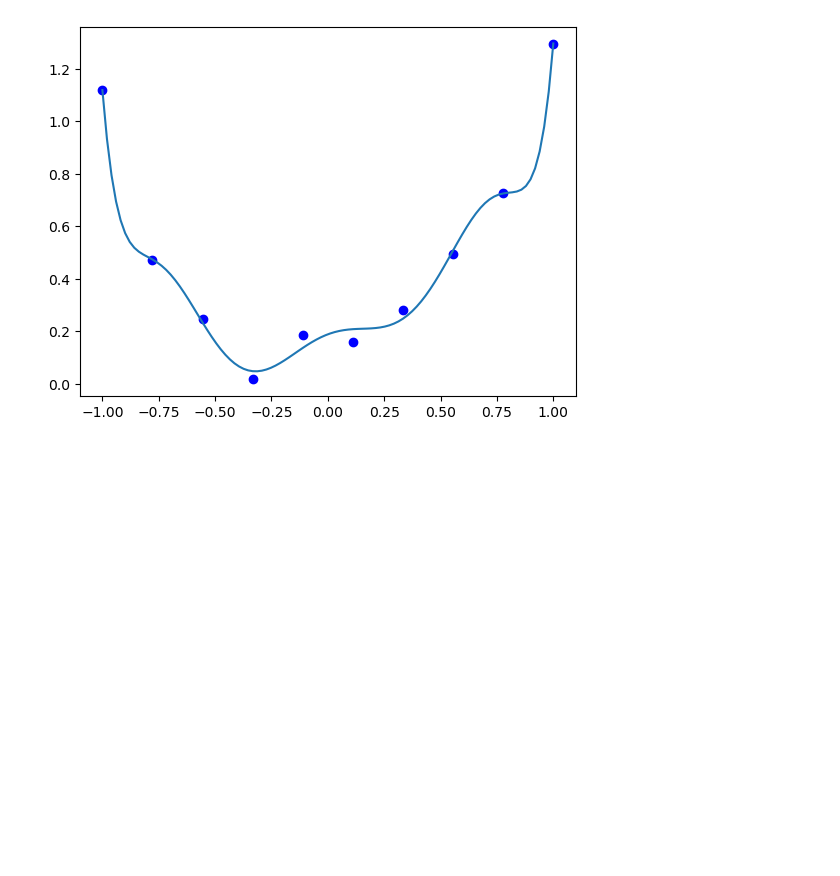
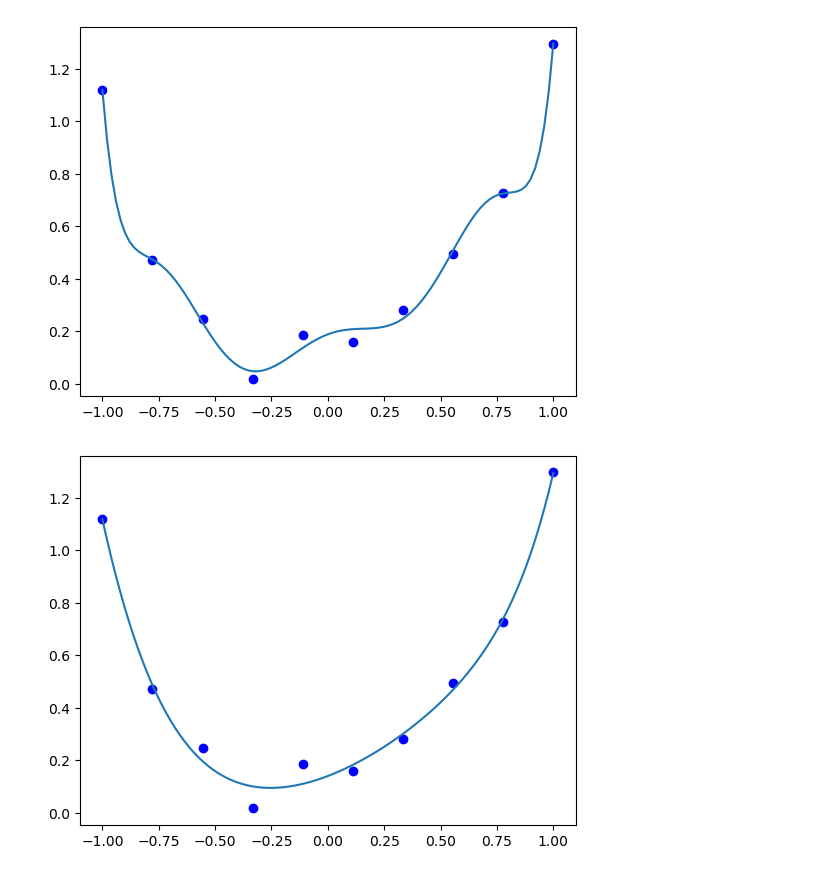
Before and after one commit to OthmaneAbder2303/ML-Concepts, a Jupyter notebook: ML-Fall-2025/regularization.ipynb, the cells around one changed output. Saved outputs shown, nothing was run; the diff lists cells and outputs as text; code cells hidden in the pictures; blank space fills up the shorter version.

```diff
--- a/ML-Fall-2025/regularization.ipynb
+++ b/ML-Fall-2025/regularization.ipynb
@@ -84,3 +84,24 @@ plt.plot(xtest, prediction)
 plt.show()
 # %% [output]
 [figure]
+# %%
+from sklearn.preprocessing import PolynomialFeatures
+from sklearn.linear_model import Ridge
+
+poly = PolynomialFeatures(degree=7)
+
+xtest = np.linspace(-1, 1, 100)
+
+poly_features = poly.fit_transform(xi.reshape(-1, 1))
+
+model_ridge = Ridge(alpha=.0004).fit(poly_features, ti)
+
+Xpoly_test = poly.fit_transform(xtest.reshape(-1, 1))
+
+prediction = model_ridge.predict(Xpoly_test)
+
+plt.scatter(xi, ti, c='b')
+plt.plot(xtest, prediction)
+plt.show()
+# %% [output]
+[figure, added]
```
Also changed, not shown: parts of 4 cells of this notebook.
